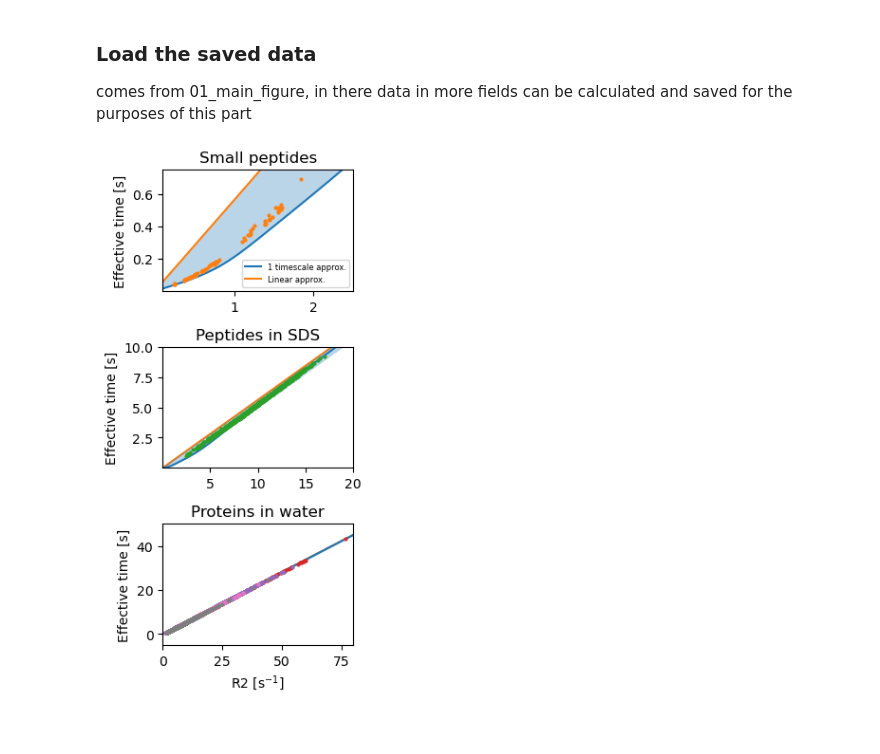
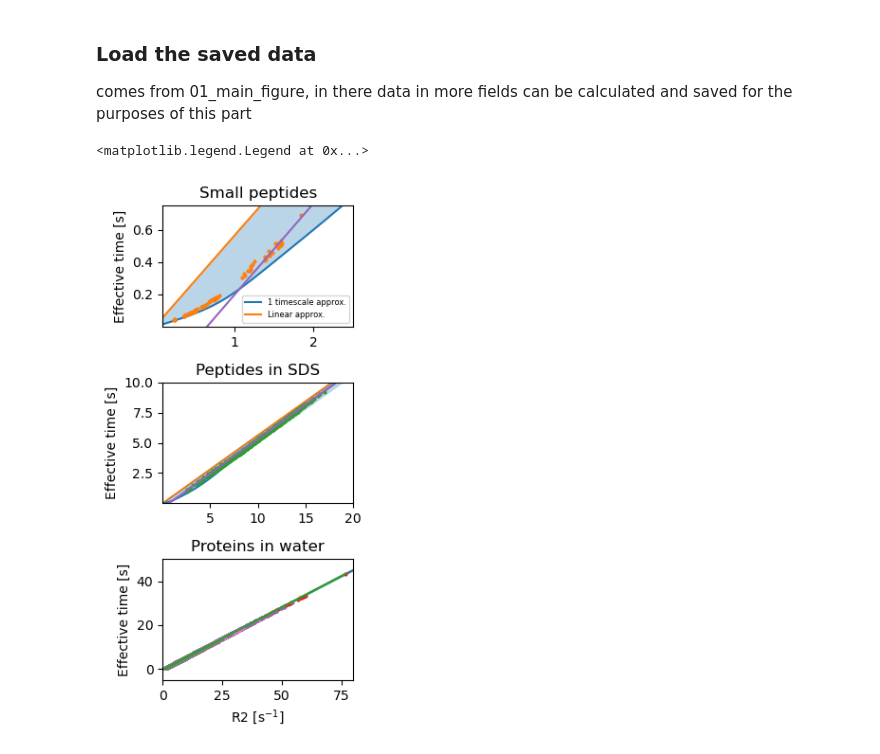
Before and after one commit to nencini/EffectiveTimes_R2, a Jupyter notebook: work_in_progress/02_R2_zoom_in_different_systems/02_R2_zoom_in_different_systems.ipynb, the cells around one changed output. Drawn from its saved outputs; the diff is of its cells as text; code cells hidden in the pictures.

```diff
--- a/work_in_progress/02_R2_zoom_in_different_systems/02_R2_zoom_in_different_systems.ipynb
+++ b/work_in_progress/02_R2_zoom_in_different_systems/02_R2_zoom_in_different_systems.ipynb
@@ -34,6 +34,8 @@ gc.collect()
 <H3>Load the saved data</H3>
 comes from 01_main_figure, in there data in more fields can be calculated and saved for the purposes of this part
 # %%
+gammaH=267.513*10**6;
+gammaN=-27.166*10**6;
 magn_field_MHz=850 # for values in MHz
 magnetic_field=magn_field_MHz*2*np.pi/gammaH*10**6
 save_labels=["small_peptides",
@@ -64,10 +66,9 @@ limits["R2"]=np.loadtxt("../01_main_figure/extremes_of_Redfield/R2_limits_"+str(
 oneTime={}
 oneTime["R1"]=np.loadtxt("../01_main_figure/1timescale_data/R1_1timescale_"+str(magn_field_MHz)+".dat")
 oneTime["R2"]=np.loadtxt("../01_main_figure/1timescale_data/R2_1timescale_"+str(magn_field_MHz)+".dat")
-oneTime["hetNOE"]=np.loadtxt("../01_main_figure/hetNOE_1timescale_"+str(magn_field_MHz)+".dat")
+oneTime["hetNOE"]=np.loadtxt("../01_main_figure/1timescale_data/hetNOE_1timescale_"+str(magn_field_MHz)+".dat")
 # %%
-gammaH=267.513*10**6;
-gammaN=-27.166*10**6;
+
 
 
 fig, axs = plt.subplots(3, 1)
@@ -133,33 +134,38 @@ axs[2].set_xlabel("R2 [s$^{-1}$]")
 axs[0].set_title("Small peptides")
 axs[1].set_title("Peptides in SDS")
 axs[2].set_title("Proteins in water")
 
 wh = gammaH * magnetic_field
 wn = gammaN * magnetic_field
 
-T1, T2, NOE, x = getSRT(-20,-3,200,magnetic_field)
+T1, T2, NOE, x = srt.getSRT(-20,-3,200,magnetic_field)
 
 mu = 4 * np.pi * 10**(-7) #magnetic constant of vacuum permeability
 h_planck = 1.055 * 10**(-34); #reduced Planck constant
 rN = 0.101 * 10**(-9); # average cubic length of N-H bond
 d = 1 * (mu * gammaN * gammaH * h_planck) / (4 * np.pi * rN**3); # dipolar coupling constant
 
 K1=(d**2 / 20)
 K2=(wn * 160 * 10**(-6))**2 / 45
 
 
 eff_from_R2_approx=1/((4*K1+4*K2)*T2)*10**9
 
 
 
 axs[0].plot(1/T2,eff_from_R2_approx,label="Linear approx.")
 axs[1].plot(1/T2,eff_from_R2_approx,zorder=0)
 axs[2].plot(1/T2,eff_from_R2_approx,zorder=0)
 
+axs[0].plot(sorted_x,sorted_y,c="C4")
+axs[1].plot(sorted_x,sorted_y,c="C4")
+axs[2].plot(sorted_x,sorted_y)
+#axs[1].set_yscale("log")
 axs[0].legend(prop={"size":6})
 
 #plt.title("Possible effective times for T1 measuraments at "+str(magn_field_MHz)+" MHZ")
 
-plt.savefig("eff_vs_T2_details.pdf")
+#plt.savefig("eff_vs_T2_details.pdf")
 # %% [output]
+<matplotlib.legend.Legend at 0x...>
-[figure, old version]
+[figure, new version]
```
Also changed, not shown: parts of 12 cells of this notebook, 6 other files.
